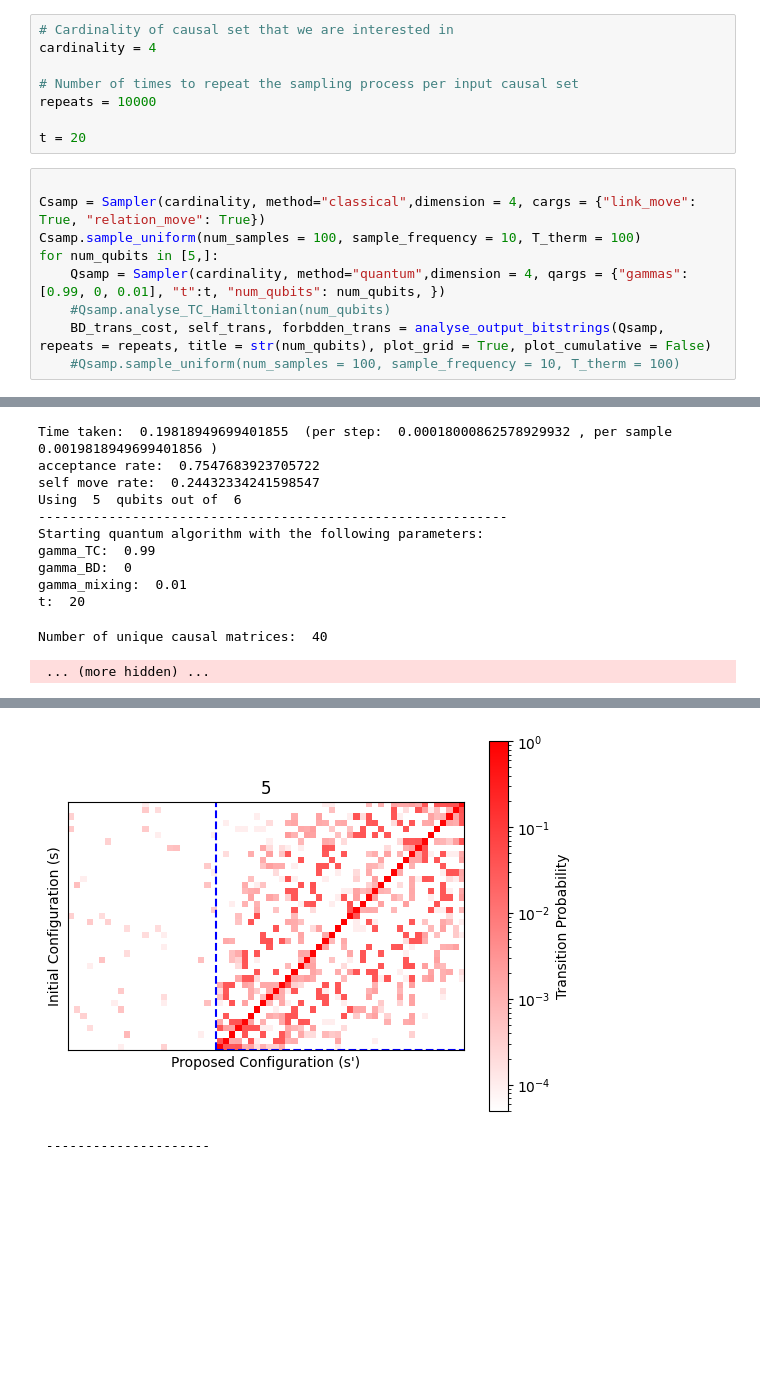
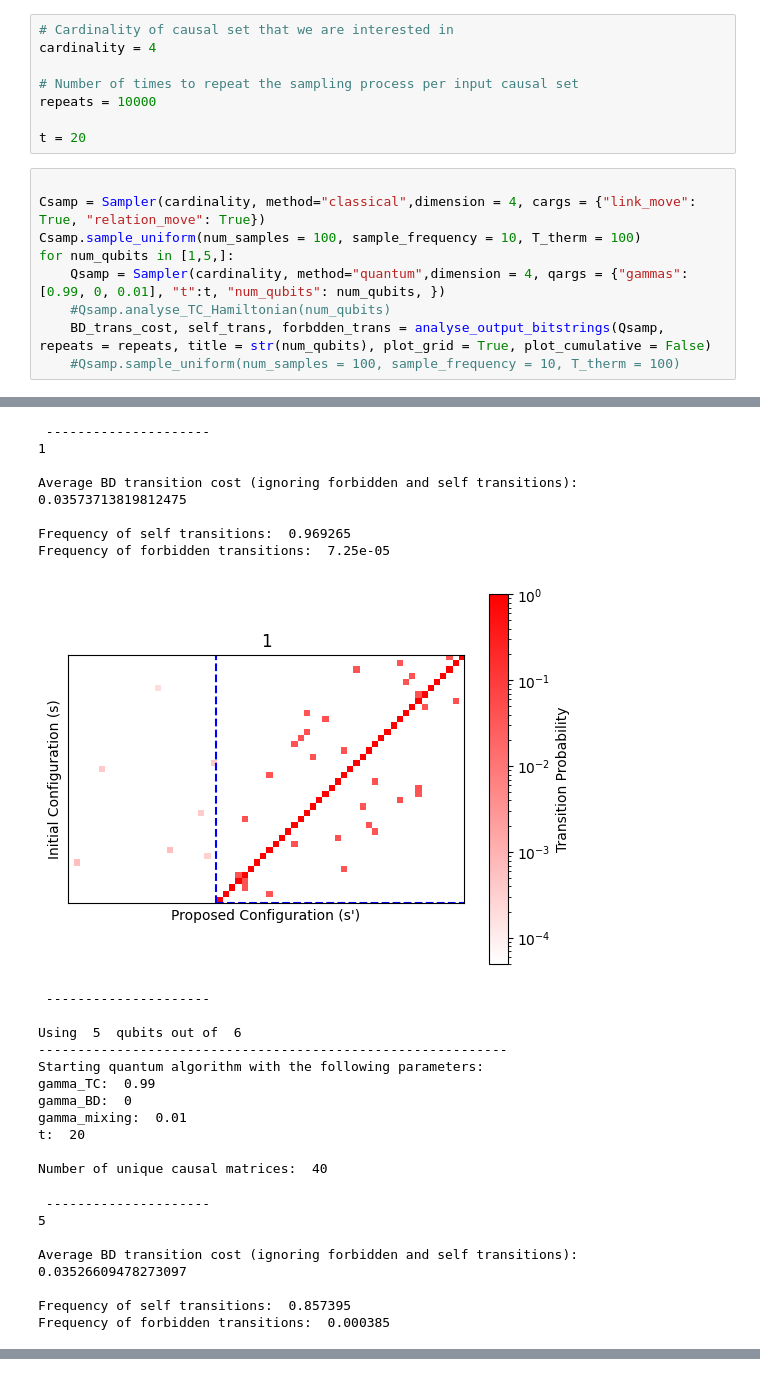
Before and after one commit to Stuartferguson00/SAMPLING_CAUSAL_SETS, a Jupyter notebook: notebooks/CG_testing.ipynb, the cells around one changed output, grey strips where cells are left out. Saved outputs shown, nothing was run; the diff lists cells and outputs as text; blank space fills up the shorter version.

```diff
--- a/notebooks/CG_testing.ipynb
+++ b/notebooks/CG_testing.ipynb
@@ -175,7 +175,7 @@ t = 20
 
 Csamp = Sampler(cardinality, method="classical",dimension = 4, cargs = {"link_move": True, "relation_move": True})
 Csamp.sample_uniform(num_samples = 100, sample_frequency = 10, T_therm = 100)
-for num_qubits in [5,]:
+for num_qubits in [1,5,]:
     Qsamp = Sampler(cardinality, method="quantum",dimension = 4, qargs = {"gammas":[0.99, 0, 0.01], "t":t, "num_qubits": num_qubits, })
     #Qsamp.analyse_TC_Hamiltonian(num_qubits)
     BD_trans_cost, self_trans, forbdden_trans = analyse_output_bitstrings(Qsamp, repeats = repeats, title = str(num_qubits), plot_grid = True, plot_cumulative = False)
@@ -190,12 +202,26 @@ Relation move:  True
-Time taken:  0.19818949699401855  (per step:  0.00018000862578929932 , per sample  0.0019818949699401856 )
-acceptance rate:  0.7547683923705722
-self move rate:  0.24432334241598547
-Using  5  qubits out of  6
-------------------------------------------------------------
-Starting quantum algorithm with the following parameters:
-gamma_TC:  0.99
-gamma_BD:  0
-gamma_mixing:  0.01
-t:  20
+ ---------------------
+1
+
+Average BD transition cost (ignoring forbidden and self transitions):  0.03573713819812475
+
+Frequency of self transitions:  0.969265
+Frequency of forbidden transitions:  7.25e-05
+[figure, new version]
+ ---------------------
+
+Using  5  qubits out of  6
+------------------------------------------------------------
+Starting quantum algorithm with the following parameters:
+gamma_TC:  0.99
+gamma_BD:  0
+gamma_mixing:  0.01
+t:  20
+
 Number of unique causal matrices:  40
- ... (more hidden) ...
+ ---------------------
+5
+
+Average BD transition cost (ignoring forbidden and self transitions):  0.03526609478273097
+
+Frequency of self transitions:  0.857395
+Frequency of forbidden transitions:  0.000385
@@ -209,2 +229,0 @@ Frequency of forbidden transitions:  0.0003225
-[figure, old version]
- ---------------------
```
Also changed, not shown: parts of 9 cells of this notebook, 9 other files.
